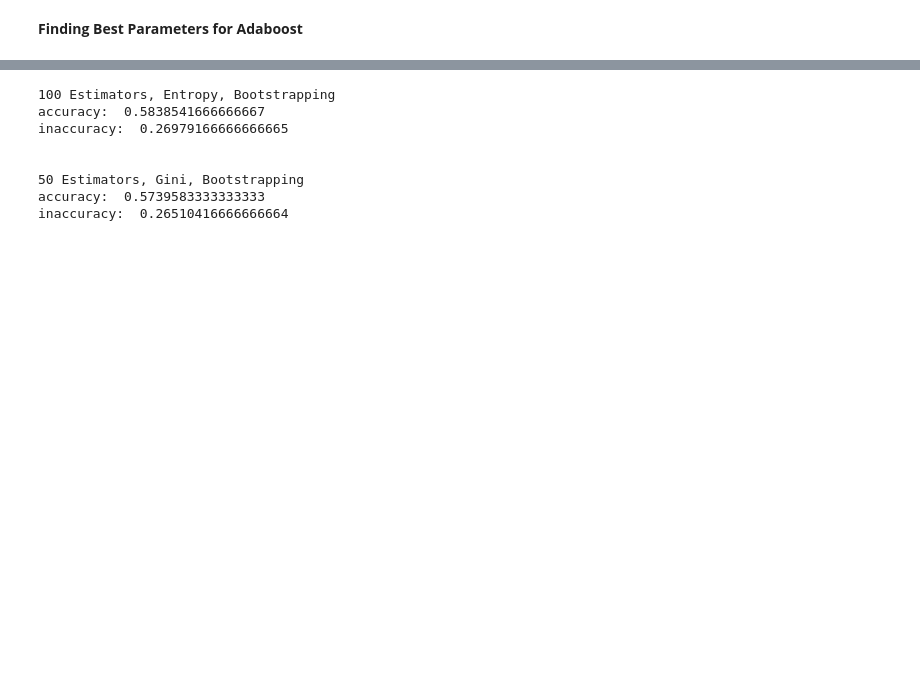
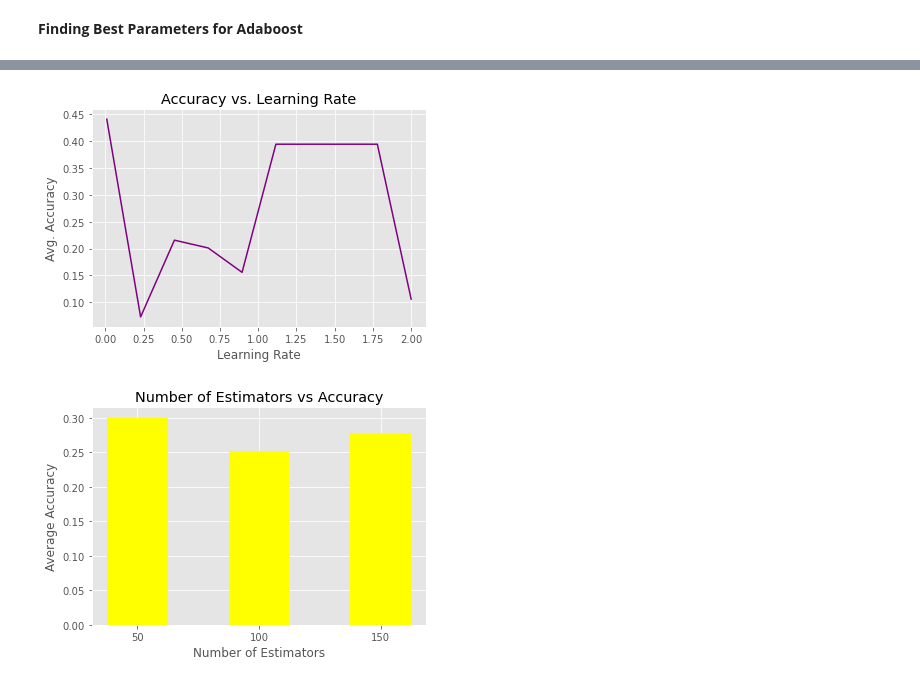
Before and after one commit to zmorrisseyj/CSCI4622, a Jupyter notebook: project-random-forest-adaboost.ipynb, the cells around one changed output, grey strips where cells are left out. Saved outputs shown, nothing was run; the diff lists cells and outputs as text; code cells hidden in the pictures; blank space fills up the shorter version.

```diff
--- a/project-random-forest-adaboost.ipynb
+++ b/project-random-forest-adaboost.ipynb
@@ -229,33 +386,0 @@ y_april = np.asarray(df[['New Cases per Day']].copy())
-# %%
-rf = RandomForestClassifier(n_estimators=100, criterion='entropy', bootstrap=True, n_jobs=-1)
-rf.fit(X, y.ravel())
-rf_pred = rf.predict(X_april)
-
-a1 = check_accuracy(rf_pred, y_april, variance=.25)
-i1 = check_inaccuracy(rf_pred, y_april, variance=.75)
-
-rf = RandomForestClassifier(n_estimators=50, criterion='gini', bootstrap=True, n_jobs=-1)
-rf.fit(X, y.ravel())
-rf_pred = rf.predict(X_april)
-
-a2 = check_accuracy(rf_pred, y_april, variance=.25)
-i2 = check_inaccuracy(rf_pred, y_april, variance=.75)
-
-print('100 Estimators, Entropy, Bootstrapping')
-print('accuracy: ', a1)
-print('inaccuracy: ', i1)
-
-print('\n')
-
-print('50 Estimators, Gini, Bootstrapping')
-print('accuracy: ', a2)
-print('inaccuracy: ', i2)
-# %% [output]
-100 Estimators, Entropy, Bootstrapping
-accuracy:  0.5838541666666667
-inaccuracy:  0.26979166666666665
-
-
-50 Estimators, Gini, Bootstrapping
-accuracy:  0.5739583333333333
-inaccuracy:  0.26510416666666664
@@ -261,0 +420,24 @@ inaccuracy:  0.26510416666666664
+# %%
+plt.plot(lrs, avg_lr, color='purple')
+plt.title('Accuracy vs. Learning Rate')
+plt.xlabel('Learning Rate')
+plt.ylabel('Avg. Accuracy')
+
+plt.show()
+
+
+x = ['50', '100', '150']
+x_bstrap = [avg_50, avg_100, avg_150]
+x_pos = [0, .5, 1]
+
+plt.bar(x_pos, x_bstrap, color='yellow', width=.25)
+plt.xlabel("Number of Estimators")
+plt.ylabel("Average Accuracy")
+plt.title("Number of Estimators vs Accuracy")
+
+plt.xticks(x_pos, x)
+
+plt.show()
+# %% [output]
+[figure, added]
+[figure, added]
```
Also changed, not shown: parts of 19 cells of this notebook.
